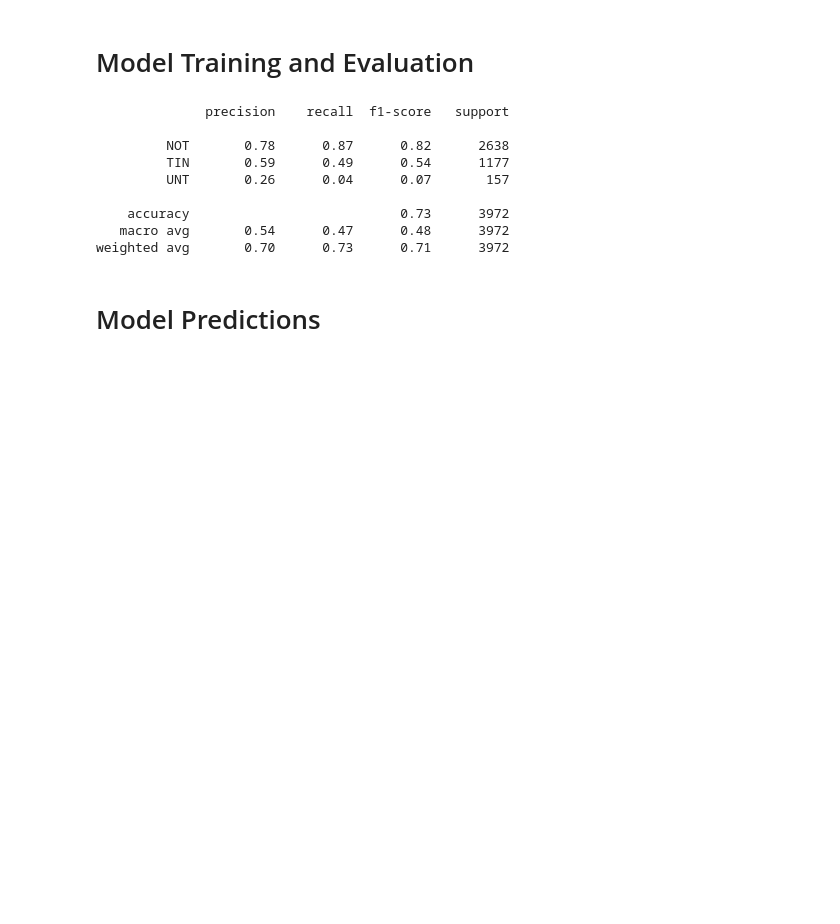
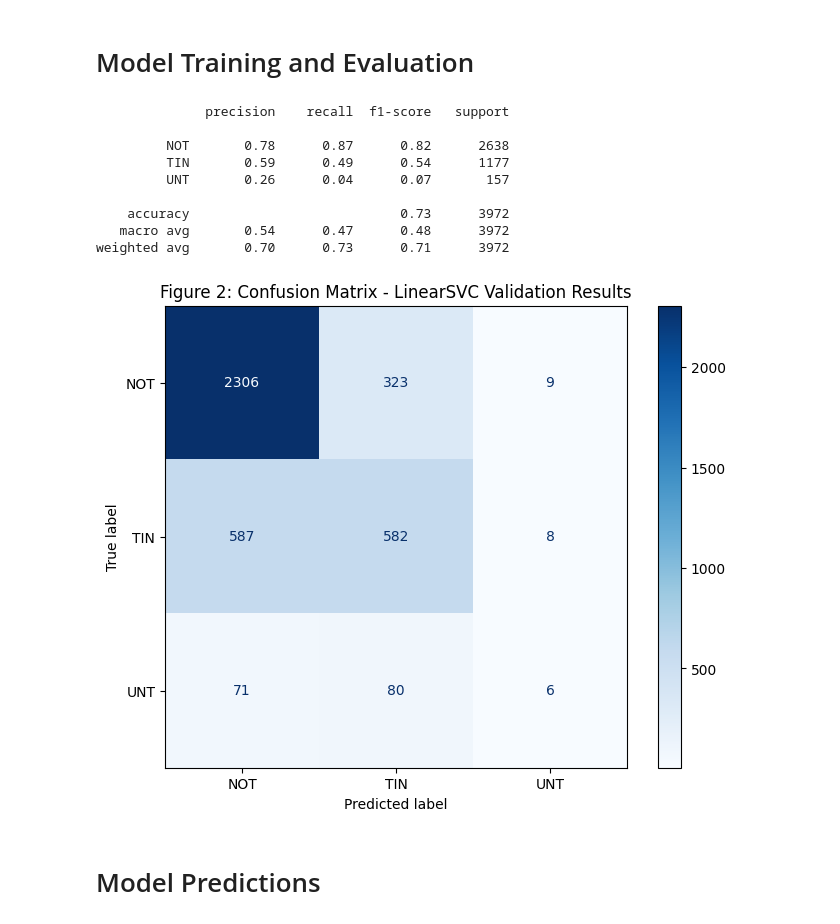
Before and after one commit to Alltingzrpozz/Alltingzrpozz, a Jupyter notebook: Natural_Language_Processing.ipynb, the cells around one changed output. Cells and saved outputs as stored; diff of their text form; code cells hidden in the pictures; blank space fills up the shorter version.

```diff
--- a/Natural_Language_Processing.ipynb
+++ b/Natural_Language_Processing.ipynb
@@ -107,6 +109,23 @@ print(classification_report(y_val, val_predictions))
     accuracy                           0.73      3972
    macro avg       0.54      0.47      0.48      3972
 weighted avg       0.70      0.73      0.71      3972
+# %%
+
+
+# 1. Generate the raw numbers for the matrix
+cm = confusion_matrix(y_val, val_predictions, labels=['NOT', 'TIN', 'UNT'])
+
+# 2. Create the visual plot
+disp = ConfusionMatrixDisplay(confusion_matrix=cm, display_labels=['NOT', 'TIN', 'UNT'])
+
+# 3. Apply colours to the matrix
+fig, ax = plt.subplots(figsize=(8, 6))
+disp.plot(cmap=plt.cm.Blues, ax=ax)
+
+plt.title('Figure 2: Confusion Matrix - LinearSVC Validation Results')
+plt.show()
+# %% [output]
+[figure, added]
 # %% [markdown]
 # Model Predictions
 # %%
```
Also changed, not shown: parts of 4 cells of this notebook.
